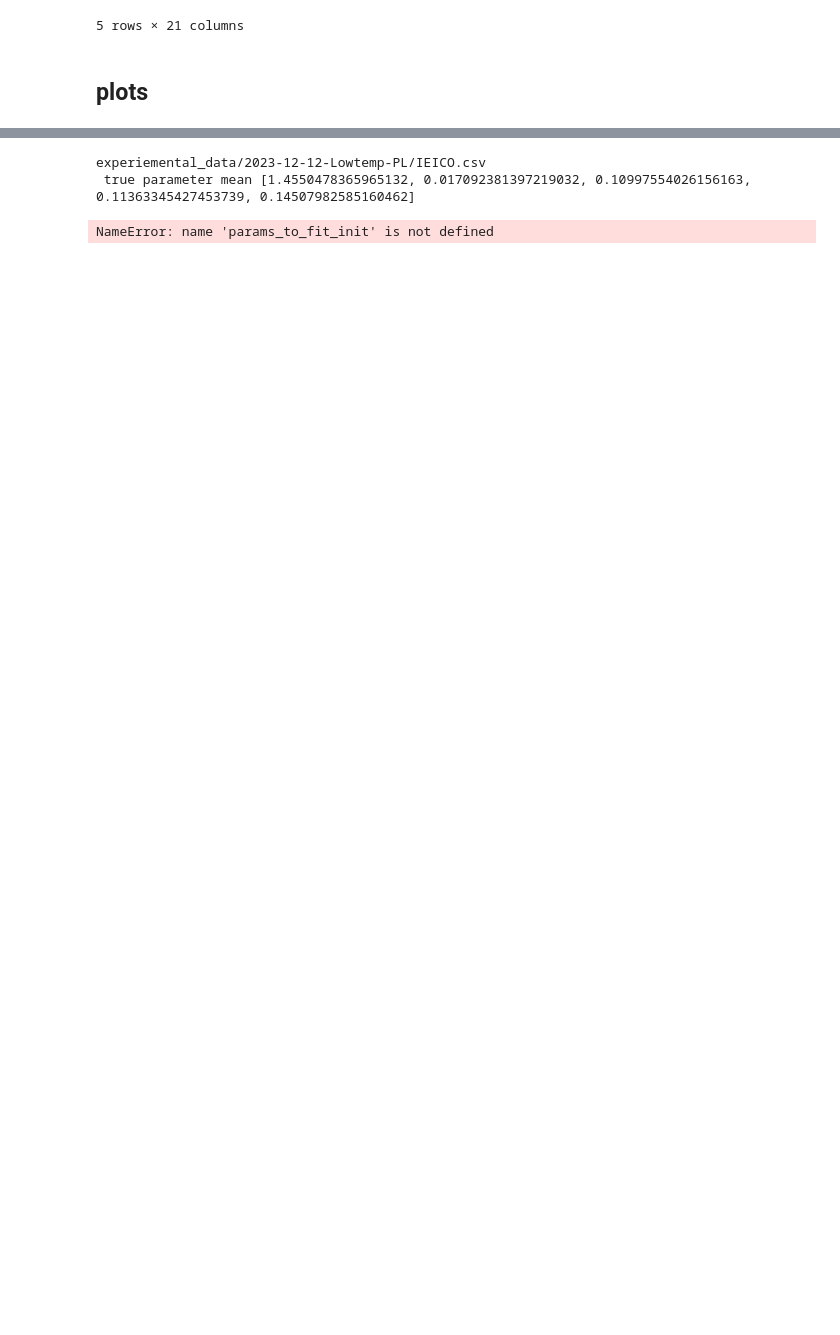
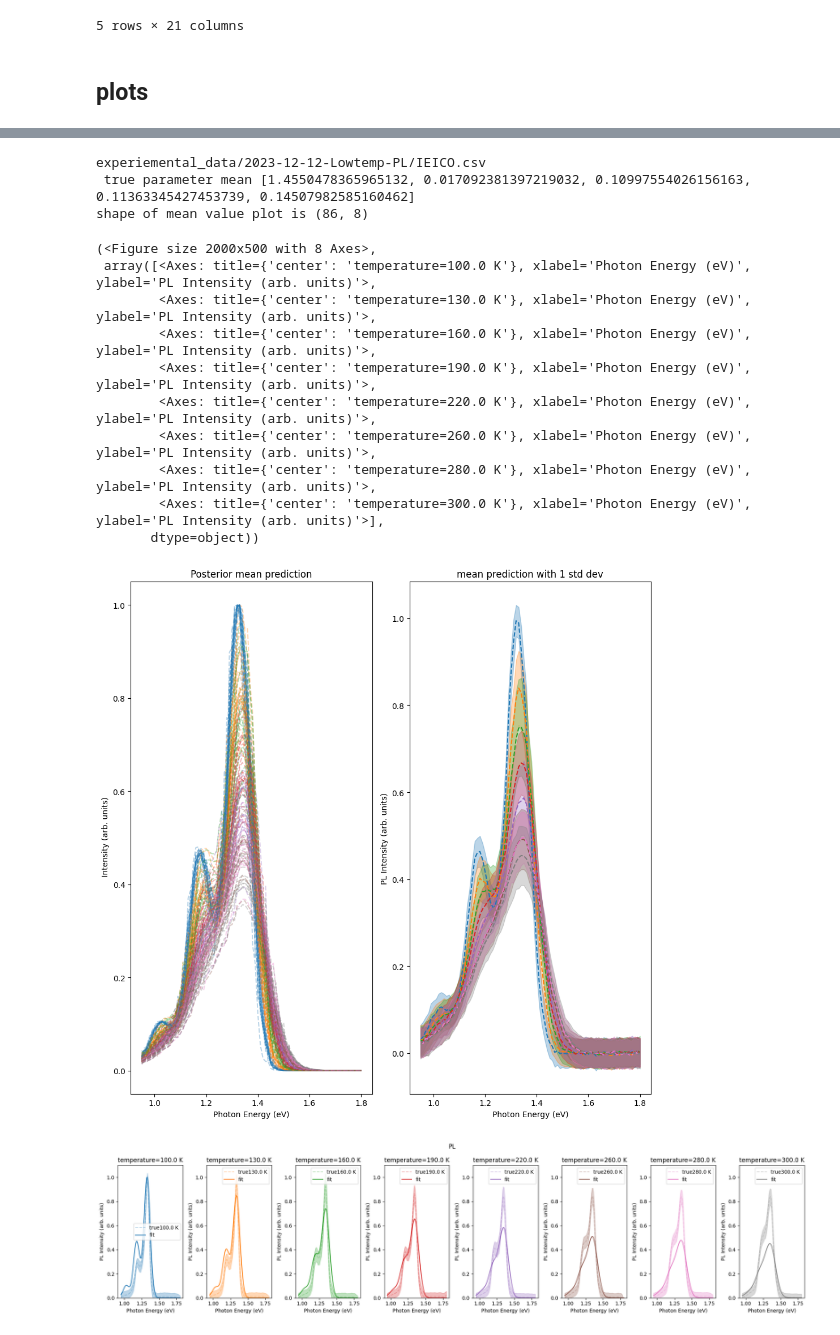
Before and after one commit to mohammedazzouzi15/pl_temp_fit, a Jupyter notebook: notebook/Fit_PL_new_workflow.ipynb, the cells around one changed output, grey strips where cells are left out. Drawn from its saved outputs; the diff is of its cells as text; code cells hidden in the pictures; blank space fills up the shorter version.

```diff
--- a/notebook/Fit_PL_new_workflow.ipynb
+++ b/notebook/Fit_PL_new_workflow.ipynb
@@ -230 +267,21 @@ single process took 61.2 seconds
 <pl_temp_fit.Emcee_utils.ensemble_sampler at 0x...>
+# %%
+
+importlib.reload(generate_data_utils)
+importlib.reload(covariance_utils)
+importlib.reload(fit_PL_utils)
+
+fit_PL_utils.run_sampler_parallel(
+    save_folder,
+    Exp_data,
+    co_var_mat_PL,
+    params_to_fit_init,
+    fixed_parameters_dict,
+    min_bounds,
+    max_bounds,
+    model_config,
+    nsteps=5,
+    coeff_spread=1,
+    num_coords = 32,
+    num_processes=4,
+)
@@ -497,34 +559,42 @@ Initial size: 601
 [figure]
 [figure]
 # %%
-# add noise to the data and plot it now with the fitted parameters
-#plot posterior predictive
+
+from pl_temp_fit import fit_PL_utils
 print(csv_name)
+fixed_parameters_dict, params_to_fit_init, min_bounds, max_bounds = (
+        config_utils.get_dict_params(model_config_save)
+    )
 save_folder = model_config_save['save_folder']
 Exp_data, temperature_list, hws = Exp_data_utils.read_data(csv_name)
 true_parameters=list(np.mean(distribution,axis=0))
 print(' true parameter mean' ,true_parameters)
+model_config['temperature_list_PL'] = temperature_list
+model_config['hws_PL'] = hws
 
-
-
+true_parameters = fit_PL_utils.get_param_dict(params_to_fit_init, true_parameters)
 co_var_mat_PL, variance_PL = (
     covariance_utils.plot_generated_data_PL(
         save_folder,
         model_config,
         savefig=True,
-        fixed_parameters_dict=true_parameters,
+        fixed_parameters_dict=fixed_parameters_dict,
         params_to_fit=true_parameters
+    )
 )
-fit_PL_utils.plot_exp_data_with_variance(
-    temperature_list,
-    hws,
-    variance_PL,
-    save_folder,
-    fixed_parameters_dict,
-    true_parameters,
-    Exp_data,
-)
 # %% [output]
 experiemental_data/2023-12-12-Lowtemp-PL/IEICO.csv
  true parameter mean [1.4550478365965132, 0.017092381397219032, 0.10997554026156163, 0.11363345427453739, 0.14507982585160462]
+shape of mean value plot is (86, 8)
-NameError: name 'params_to_fit_init' is not defined
+(<Figure size 2000x500 with 8 Axes>,
+ array([<Axes: title={'center': 'temperature=100.0 K'}, xlabel='Photon Energy (eV)', ylabel='PL Intensity (arb. units)'>,
+        <Axes: title={'center': 'temperature=130.0 K'}, xlabel='Photon Energy (eV)', ylabel='PL Intensity (arb. units)'>,
+        <Axes: title={'center': 'temperature=160.0 K'}, xlabel='Photon Energy (eV)', ylabel='PL Intensity (arb. units)'>,
+        <Axes: title={'center': 'temperature=190.0 K'}, xlabel='Photon Energy (eV)', ylabel='PL Intensity (arb. units)'>,
+        <Axes: title={'center': 'temperature=220.0 K'}, xlabel='Photon Energy (eV)', ylabel='PL Intensity (arb. units)'>,
+        <Axes: title={'center': 'temperature=260.0 K'}, xlabel='Photon Energy (eV)', ylabel='PL Intensity (arb. units)'>,
+        <Axes: title={'center': 'temperature=280.0 K'}, xlabel='Photon Energy (eV)', ylabel='PL Intensity (arb. units)'>,
+        <Axes: title={'center': 'temperature=300.0 K'}, xlabel='Photon Energy (eV)', ylabel='PL Intensity (arb. units)'>],
+       dtype=object))
+[figure, added]
+[figure, added]
```
Also changed, not shown: parts of 14 cells of this notebook, 3 other files.
